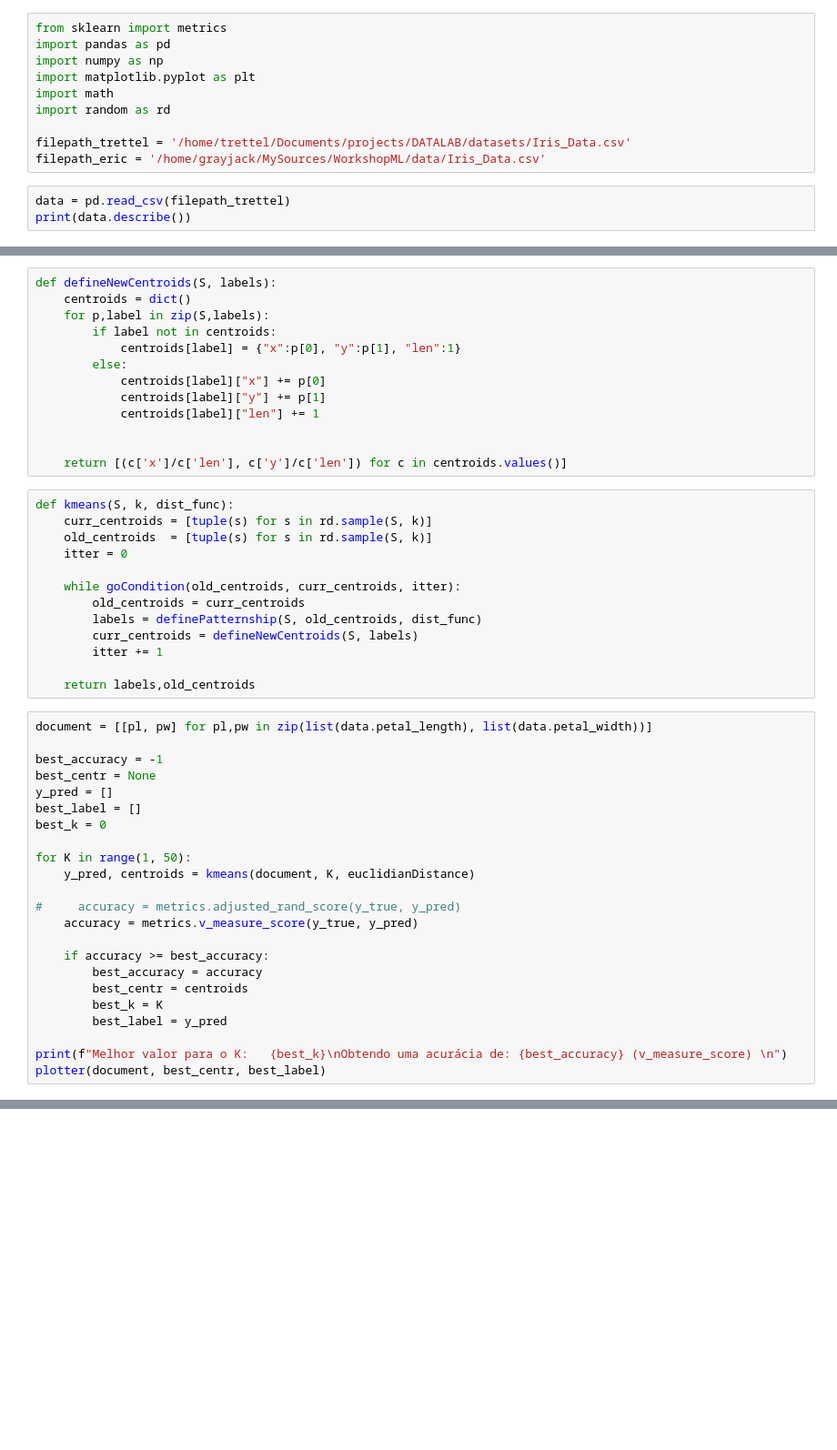
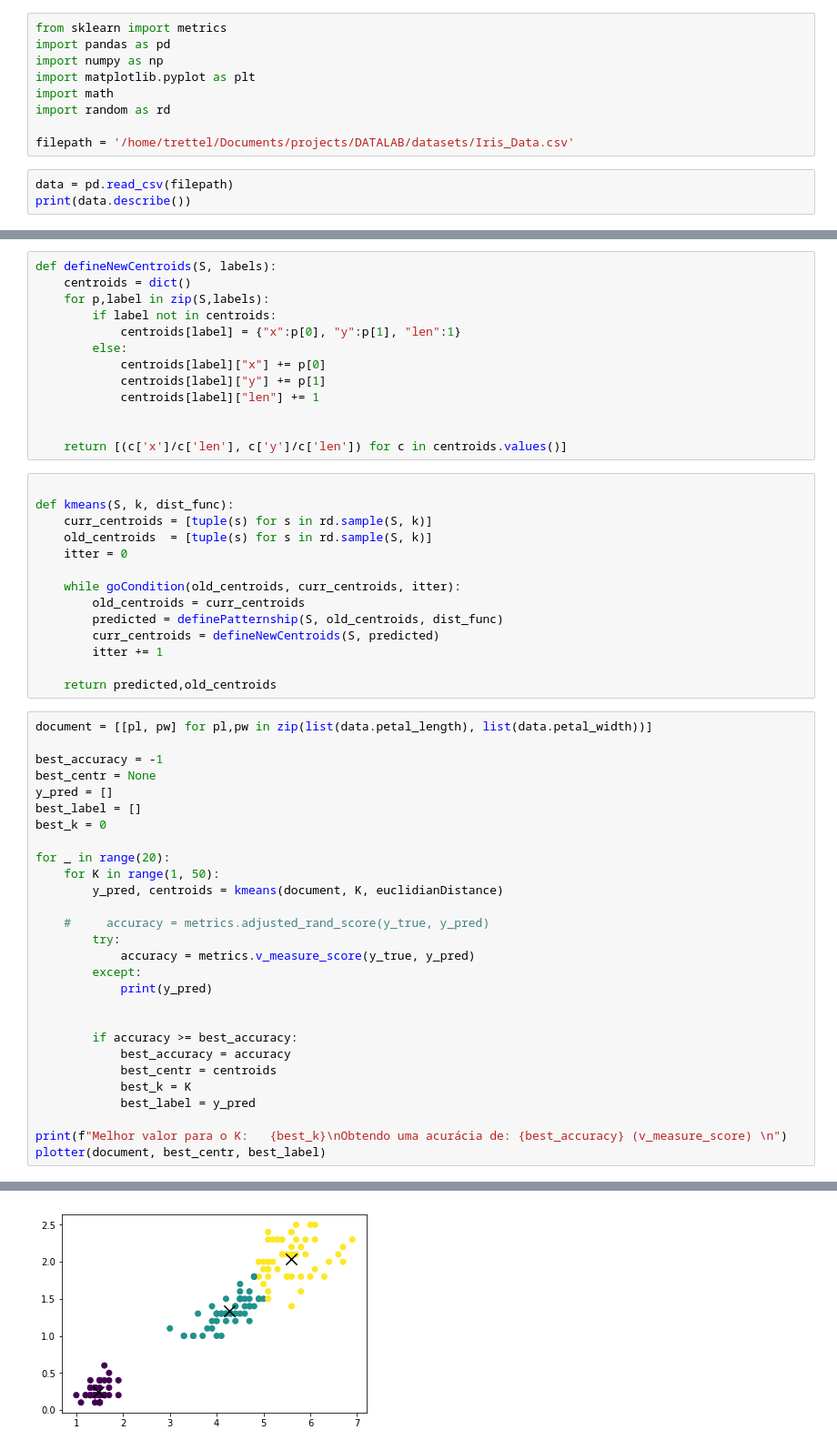
Before and after one commit to GrayJack/Bisect-K-Means, a Jupyter notebook: src/K-means-trettel.ipynb, the cells around one changed output, grey strips where cells are left out. Shown at 91% size. Cells and saved outputs as stored; diff of their text form; blank space fills up the shorter version.

Commit message:
kmeans-trettel: fixing some python shit

```diff
--- a/src/K-means-trettel.ipynb
+++ b/src/K-means-trettel.ipynb
@@ -8,9 +10,8 @@ import matplotlib.pyplot as plt
 import math
 import random as rd
 
-filepath_trettel = '/home/trettel/Documents/projects/DATALAB/datasets/Iris_Data.csv'
-filepath_eric = '/home/grayjack/MySources/WorkshopML/data/Iris_Data.csv'
+filepath = '/home/trettel/Documents/projects/DATALAB/datasets/Iris_Data.csv'
 # %%
-data = pd.read_csv(filepath_trettel)
+data = pd.read_csv(filepath)
 print(data.describe())
 # %% [output]
@@ -73,6 +92,7 @@ def defineNewCentroids(S, labels):
 
     return [(c['x']/c['len'], c['y']/c['len']) for c in centroids.values()]
 # %%
+
 def kmeans(S, k, dist_func):
     curr_centroids = [tuple(s) for s in rd.sample(S, k)]
     old_centroids  = [tuple(s) for s in rd.sample(S, k)]
@@ -80,11 +100,11 @@ def kmeans(S, k, dist_func):
 
     while goCondition(old_centroids, curr_centroids, itter):
         old_centroids = curr_centroids
-        labels = definePatternship(S, old_centroids, dist_func)
-        curr_centroids = defineNewCentroids(S, labels)
+        predicted = definePatternship(S, old_centroids, dist_func)
+        curr_centroids = defineNewCentroids(S, predicted)
         itter += 1
 
-    return labels,old_centroids
+    return predicted,old_centroids
 # %%
 document = [[pl, pw] for pl,pw in zip(list(data.petal_length), list(data.petal_width))]
 
@@ -94,17 +114,23 @@ y_pred = []
 best_label = []
 best_k = 0
 
-for K in range(1, 50):
-    y_pred, centroids = kmeans(document, K, euclidianDistance)
+for _ in range(20):
+    for K in range(1, 50):
+        y_pred, centroids = kmeans(document, K, euclidianDistance)
 
-#     accuracy = metrics.adjusted_rand_score(y_true, y_pred)
-    accuracy = metrics.v_measure_score(y_true, y_pred)
+    #     accuracy = metrics.adjusted_rand_score(y_true, y_pred)
+        try:
+            accuracy = metrics.v_measure_score(y_true, y_pred)
+        except:
+            print(y_pred)
 
-    if accuracy >= best_accuracy:
-        best_accuracy = accuracy
-        best_centr = centroids
-        best_k = K
-        best_label = y_pred
+
+        if accuracy >= best_accuracy:
+            best_accuracy = accuracy
+            best_centr = centroids
+            best_k = K
+            best_label = y_pred
 
 print(f"Melhor valor para o K:   {best_k}\nObtendo uma acurácia de: {best_accuracy} (v_measure_score) \n")
 plotter(document, best_centr, best_label)
+# %% [output]
@@ -110,0 +139 @@ plotter(document, best_centr, best_label)
+[figure, added]
```
Also changed, not shown: parts of 6 cells of this notebook.
